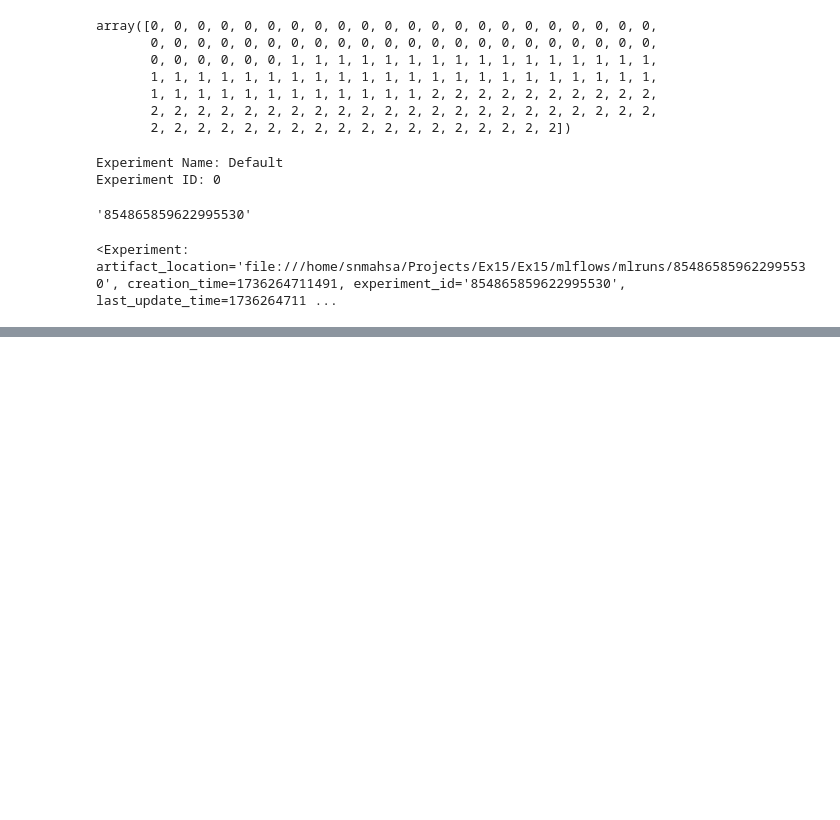
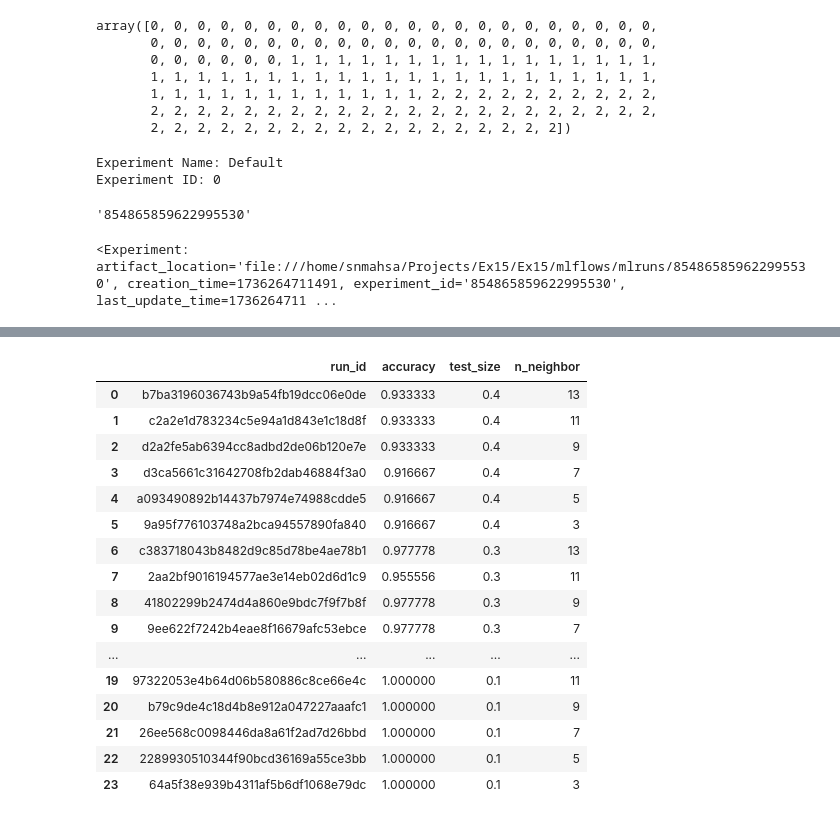
Before and after one commit to snmahsa/Ex15, a Jupyter notebook: mlflows/mlflow.ipynb, the cells around one changed output, grey strips where cells are left out. Saved outputs shown, nothing was run; the diff lists cells and outputs as text; code cells hidden in the pictures; blank space fills up the shorter version.

```diff
--- a/mlflows/mlflow.ipynb
+++ b/mlflows/mlflow.ipynb
@@ -76,0 +106,5 @@ for size in test_size:
+# %%
+client = MlflowClient()
+# %%
+runs = client.search_runs(experiment_ids=[experiment_id])
+runs
@@ -76,0 +193,41 @@ for size in test_size:
+# %%
+metrics= list(runs[0].data.metrics.keys())
+params = list(runs[0].data.params.keys())
+# %%
+if runs:
+    try:
+        columns = ['run_id'] + metrics + params
+        data_runs = pd.DataFrame(columns=columns)
+        for run in runs:
+            row = []
+            print(f'Run ID {run.info.run_id} start')
+            row.append(run.info.run_id)
+            for metric in metrics:
+                row.append(run.data.metrics[metric])
+            for param in params:
+                row.append(run.data.params[param])
+
+            data_runs.loc[len(data_runs)] = row
+            print("-----------------------------")
+    except:
+        print('Faild')
+# %%
+data_runs
+# %% [output]
+|  | run_id | accuracy | test_size | n_neighbor |
+| 0 | b7ba3196036743b9a54fb19dcc06e0de | 0.933333 | 0.4 | 13 |
+| 1 | c2a2e1d783234c5e94a1d843e1c18d8f | 0.933333 | 0.4 | 11 |
+| 2 | d2a2fe5ab6394cc8adbd2de06b120e7e | 0.933333 | 0.4 | 9 |
+| 3 | d3ca5661c31642708fb2dab46884f3a0 | 0.916667 | 0.4 | 7 |
+| 4 | a093490892b14437b7974e74988cdde5 | 0.916667 | 0.4 | 5 |
+| 5 | 9a95f776103748a2bca94557890fa840 | 0.916667 | 0.4 | 3 |
+| 6 | c383718043b8482d9c85d78be4ae78b1 | 0.977778 | 0.3 | 13 |
+| 7 | 2aa2bf9016194577ae3e14eb02d6d1c9 | 0.955556 | 0.3 | 11 |
+| 8 | 41802299b2474d4a860e9bdc7f9f7b8f | 0.977778 | 0.3 | 9 |
+| 9 | 9ee622f7242b4eae8f16679afc53ebce | 0.977778 | 0.3 | 7 |
+| ... | ... | ... | ... | ... |
+| 19 | 97322053e4b64d06b580886c8ce66e4c | 1.000000 | 0.1 | 11 |
+| 20 | b79c9de4c18d4b8e912a047227aaafc1 | 1.000000 | 0.1 | 9 |
+| 21 | 26ee568c0098446da8a61f2ad7d26bbd | 1.000000 | 0.1 | 7 |
+| 22 | 2289930510344f90bcd36169a55ce3bb | 1.000000 | 0.1 | 5 |
+| 23 | 64a5f38e939b4311af5b6df1068e79dc | 1.000000 | 0.1 | 3 |
```
Also changed, not shown: parts of 18 cells of this notebook, 2 other files.
